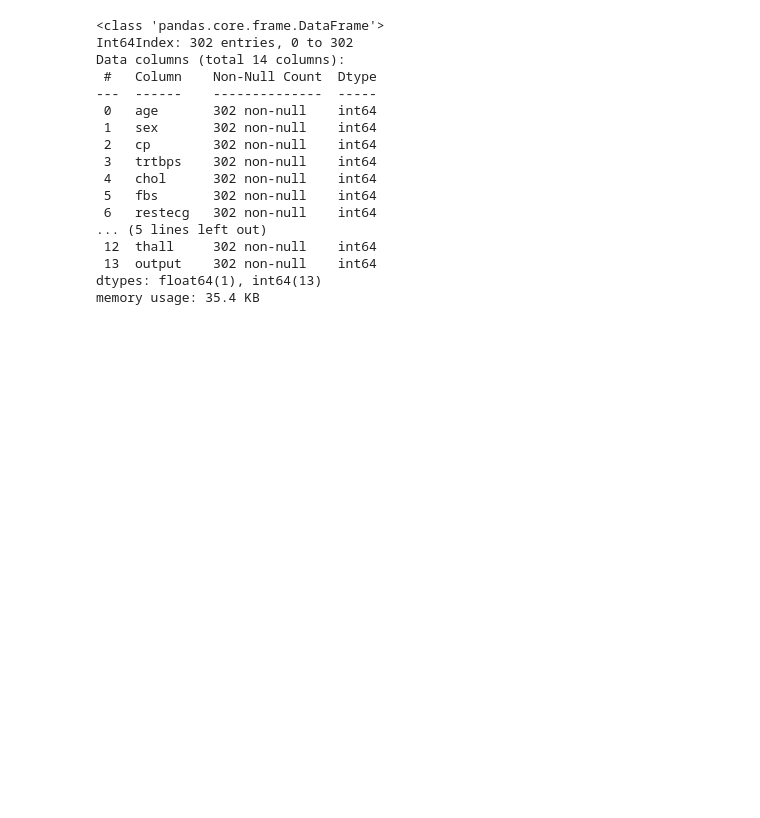
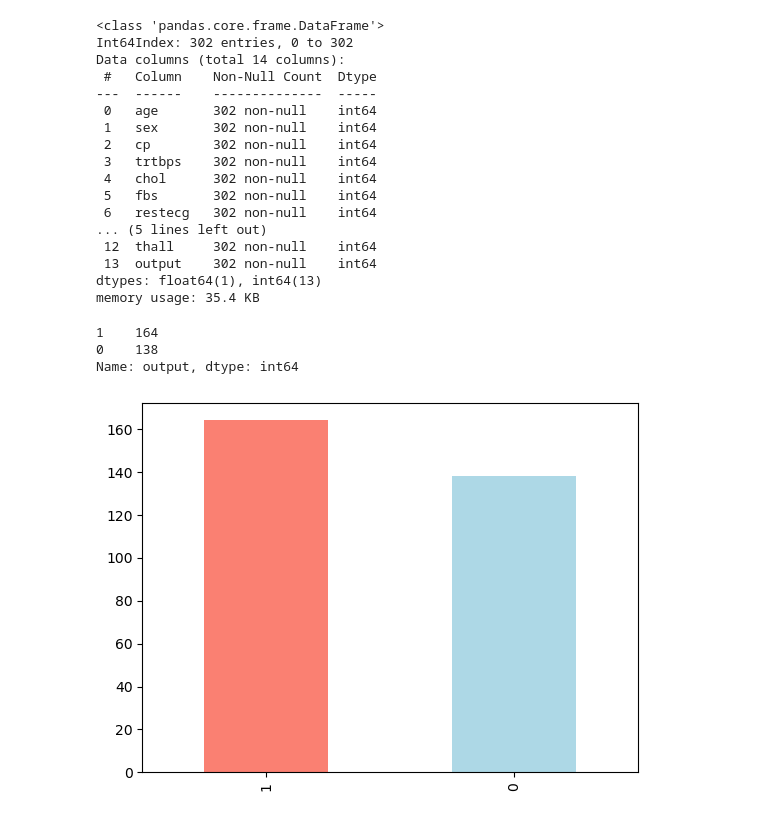
Before and after one commit to GenNyu/Program2DS, a Jupyter notebook: Process_data.ipynb, the cells around one changed output. Drawn from its saved outputs; the diff is of its cells as text; code cells hidden in the pictures; blank space fills up the shorter version.

```diff
--- a/Process_data.ipynb
+++ b/Process_data.ipynb
@@ -90,3 +90,13 @@ Data columns (total 14 columns):
  13  output    302 non-null    int64
 dtypes: float64(1), int64(13)
 memory usage: 35.4 KB
+# %%
+df["output"].value_counts()
+# %% [output]
+1    164
+0    138
+Name: output, dtype: int64
+# %%
+df["output"].value_counts().plot(kind='bar', color=['salmon', 'lightblue']);
+# %% [output]
+[figure, added]
```
Also changed, not shown: parts of 25 cells of this notebook.
